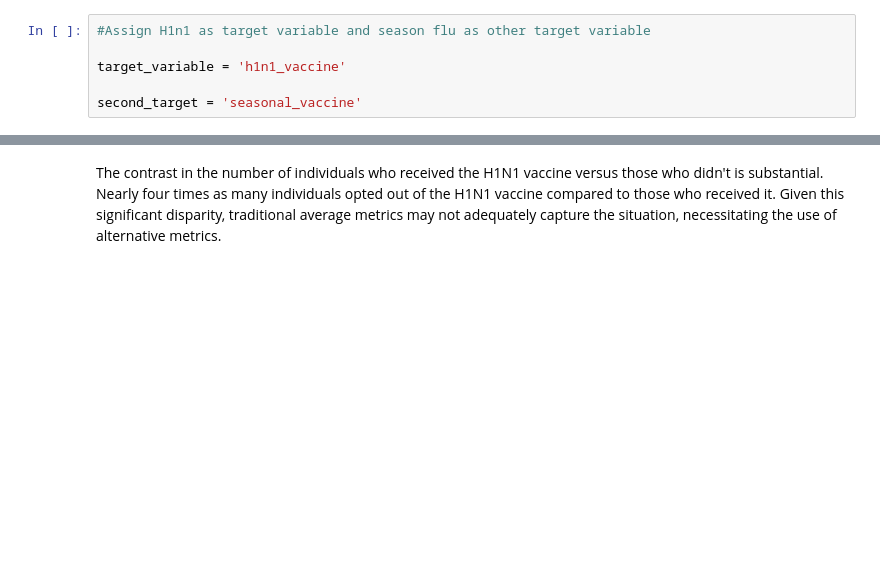
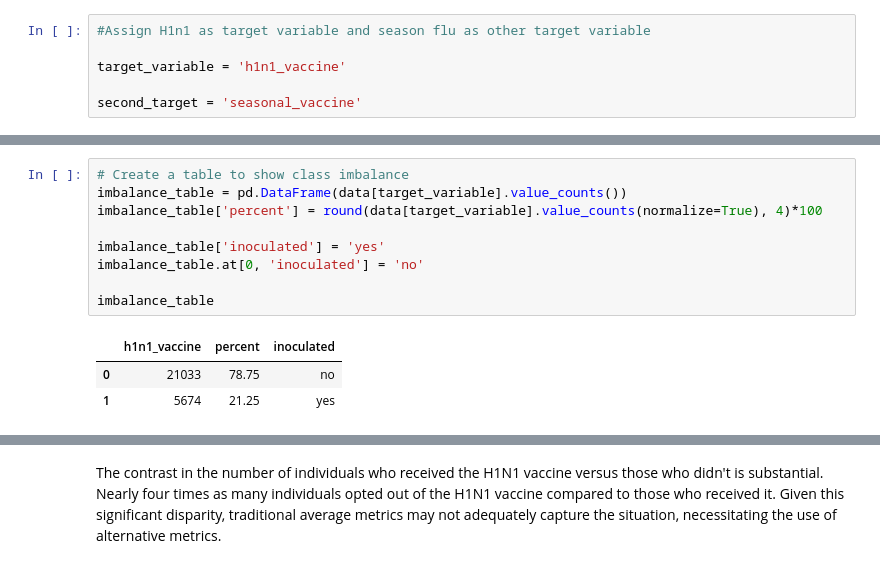
Before and after one commit to sophline/Vaccination_prediction, a Jupyter notebook: prediction.ipynb, the cells around one changed output, grey strips where cells are left out. Drawn from its saved outputs; the diff is of its cells as text; blank space fills up the shorter version.

```diff
--- a/prediction.ipynb
+++ b/prediction.ipynb
@@ -374,0 +246,13 @@ plt.show()
+# %%
+# Create a table to show class imbalance
+imbalance_table = pd.DataFrame(data[target_variable].value_counts())
+imbalance_table['percent'] = round(data[target_variable].value_counts(normalize=True), 4)*100
+
+imbalance_table['inoculated'] = 'yes'
+imbalance_table.at[0, 'inoculated'] = 'no'
+
+imbalance_table
+# %% [output]
+|  | h1n1_vaccine | percent | inoculated |
+| 0 | 21033 | 78.75 | no |
+| 1 | 5674 | 21.25 | yes |
```
Also changed, not shown: parts of 64 cells of this notebook.
